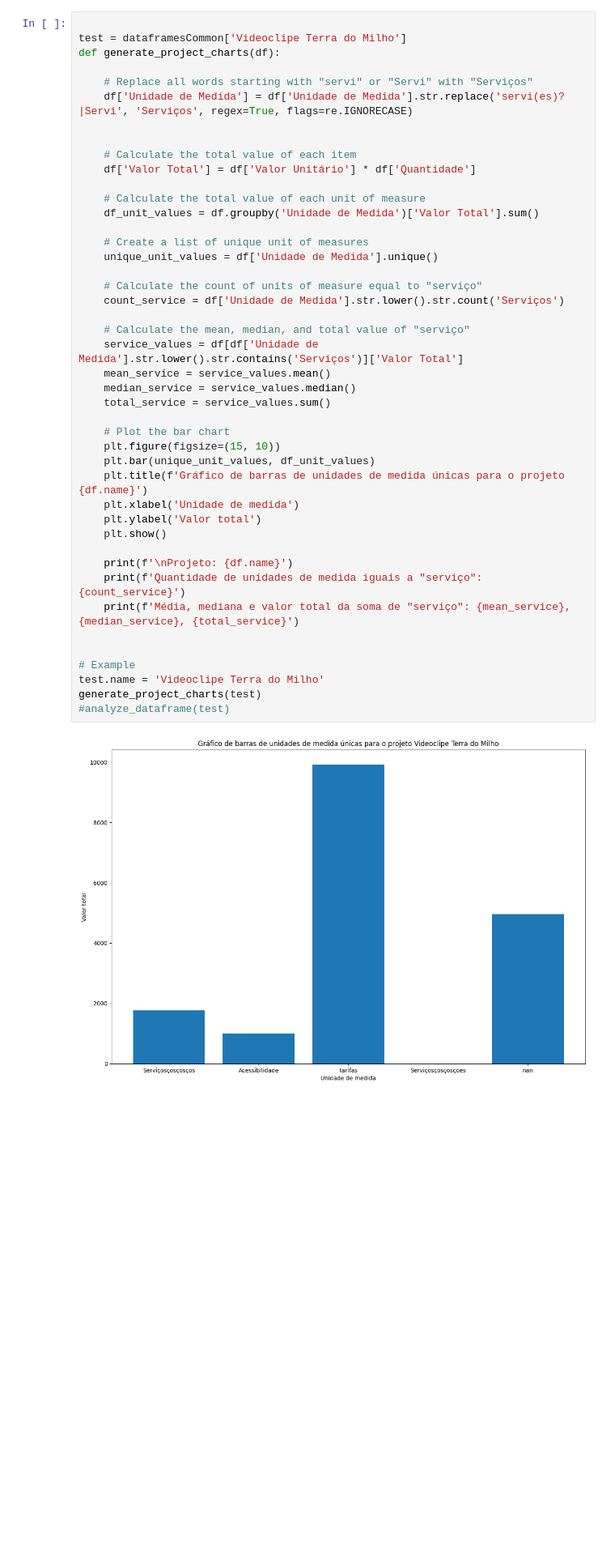
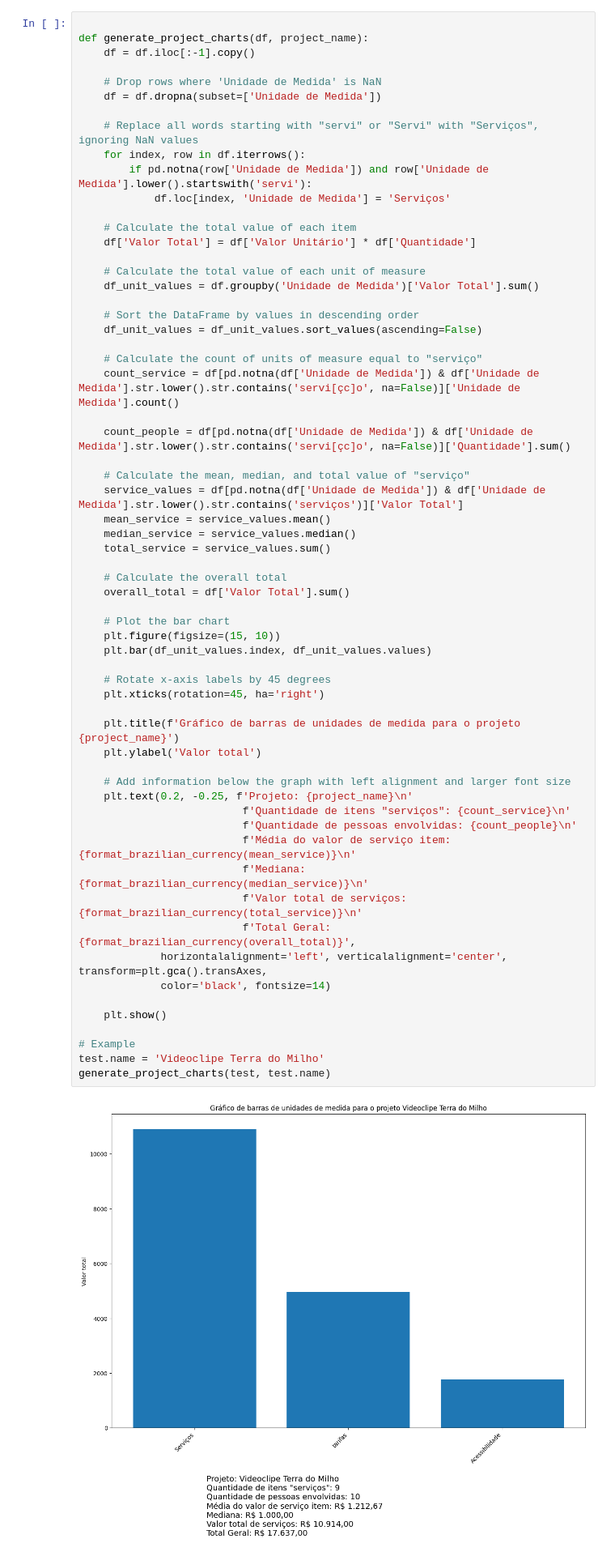
Before and after one commit to alandgmendes/analises_facilitadora, a Jupyter notebook: analise_facilitadora.ipynb, the cells around one changed output. Shown at 81% size. Drawn from its saved outputs; the diff is of its cells as text; blank space fills up the shorter version.

```diff
--- a/analise_facilitadora.ipynb
+++ b/analise_facilitadora.ipynb
@@ -301,47 +301,65 @@ Updated Columns:Index(['Descrição do Item', 'Justificativa', 'Unidade de Medid
       dtype='object')
 # %%
 
-test = dataframesCommon['Videoclipe Terra do Milho']
-def generate_project_charts(df):
+def generate_project_charts(df, project_name):
+    df = df.iloc[:-1].copy()
 
-    # Replace all words starting with "servi" or "Servi" with "Serviços"
-    df['Unidade de Medida'] = df['Unidade de Medida'].str.replace('servi(es)?|Servi', 'Serviços', regex=True, flags=re.IGNORECASE)
+    # Drop rows where 'Unidade de Medida' is NaN
+    df = df.dropna(subset=['Unidade de Medida'])
 
+    # Replace all words starting with "servi" or "Servi" with "Serviços", ignoring NaN values
+    for index, row in df.iterrows():
+        if pd.notna(row['Unidade de Medida']) and row['Unidade de Medida'].lower().startswith('servi'):
+            df.loc[index, 'Unidade de Medida'] = 'Serviços'
 
     # Calculate the total value of each item
     df['Valor Total'] = df['Valor Unitário'] * df['Quantidade']
 
     # Calculate the total value of each unit of measure
     df_unit_values = df.groupby('Unidade de Medida')['Valor Total'].sum()
 
-    # Create a list of unique unit of measures
-    unique_unit_values = df['Unidade de Medida'].unique()
+    # Sort the DataFrame by values in descending order
+    df_unit_values = df_unit_values.sort_values(ascending=False)
 
     # Calculate the count of units of measure equal to "serviço"
-    count_service = df['Unidade de Medida'].str.lower().str.count('Serviços')
+    count_service = df[pd.notna(df['Unidade de Medida']) & df['Unidade de Medida'].str.lower().str.contains('servi[çc]o', na=False)]['Unidade de Medida'].count()
+
+    count_people = df[pd.notna(df['Unidade de Medida']) & df['Unidade de Medida'].str.lower().str.contains('servi[çc]o', na=False)]['Quantidade'].sum()
 
     # Calculate the mean, median, and total value of "serviço"
-    service_values = df[df['Unidade de Medida'].str.lower().str.contains('Serviços')]['Valor Total']
+    service_values = df[pd.notna(df['Unidade de Medida']) & df['Unidade de Medida'].str.lower().str.contains('serviços')]['Valor Total']
     mean_service = service_values.mean()
     median_service = service_values.median()
     total_service = service_values.sum()
 
+    # Calculate the overall total
+    overall_total = df['Valor Total'].sum()
+
     # Plot the bar chart
     plt.figure(figsize=(15, 10))
-    plt.bar(unique_unit_values, df_unit_values)
-    plt.title(f'Gráfico de barras de unidades de medida únicas para o projeto {df.name}')
-    plt.xlabel('Unidade de medida')
+    plt.bar(df_unit_values.index, df_unit_values.values)
+
+    # Rotate x-axis labels by 45 degrees
+    plt.xticks(rotation=45, ha='right')
+
+    plt.title(f'Gráfico de barras de unidades de medida para o projeto {project_name}')
     plt.ylabel('Valor total')
+
+    # Add information below the graph with left alignment and larger font size
+    plt.text(0.2, -0.25, f'Projeto: {project_name}\n'
+                          f'Quantidade de itens "serviços": {count_service}\n'
+                          f'Quantidade de pessoas envolvidas: {count_people}\n'
+                          f'Média do valor de serviço item: {format_brazilian_currency(mean_service)}\n'
+                          f'Mediana: {format_brazilian_currency(median_service)}\n'
+                          f'Valor total de serviços: {format_brazilian_currency(total_service)}\n'
+                          f'Total Geral: {format_brazilian_currency(overall_total)}',
+             horizontalalignment='left', verticalalignment='center', transform=plt.gca().transAxes,
+             color='black', fontsize=14)
+
     plt.show()
-
-    print(f'\nProjeto: {df.name}')
-    print(f'Quantidade de unidades de medida iguais a "serviço": {count_service}')
-    print(f'Média, mediana e valor total da soma de "serviço": {mean_service}, {median_service}, {total_service}')
-
 
 # Example
 test.name = 'Videoclipe Terra do Milho'
-generate_project_charts(test)
-#analyze_dataframe(test)
+generate_project_charts(test, test.name)
 # %% [output]
-[figure, old version]
+[figure, new version]
```
Also changed, not shown: parts of 2 cells of this notebook.
